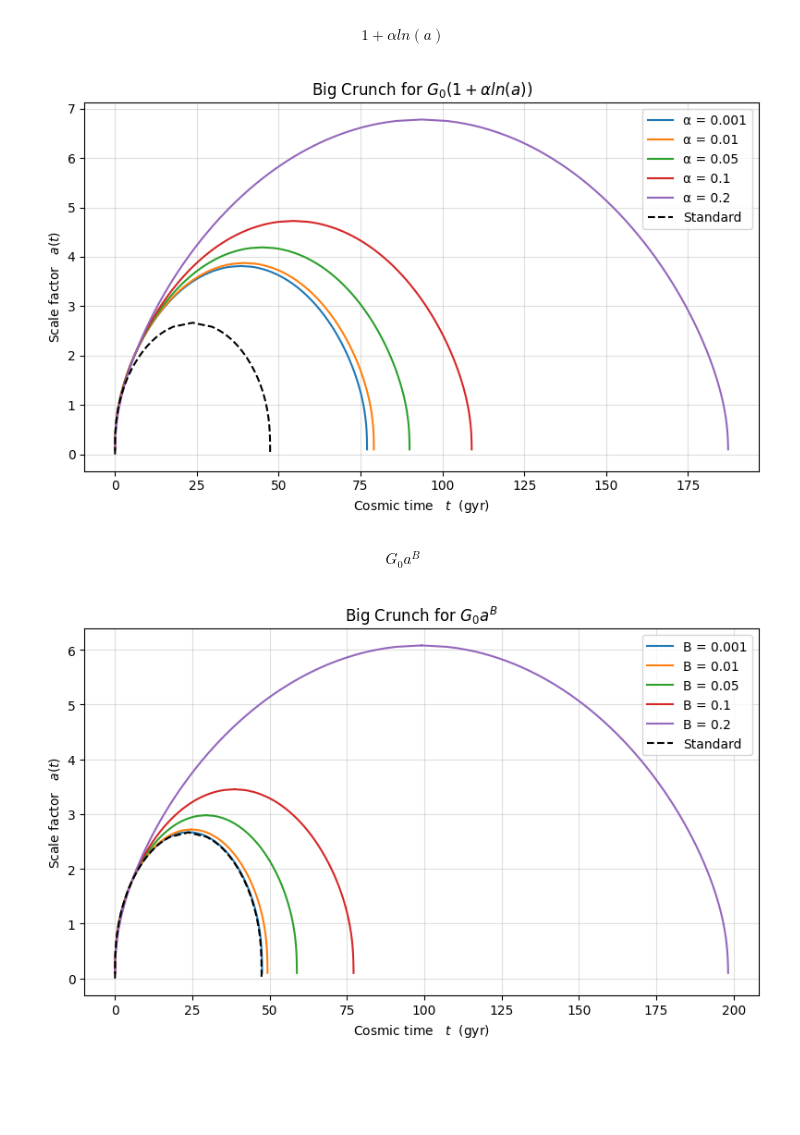
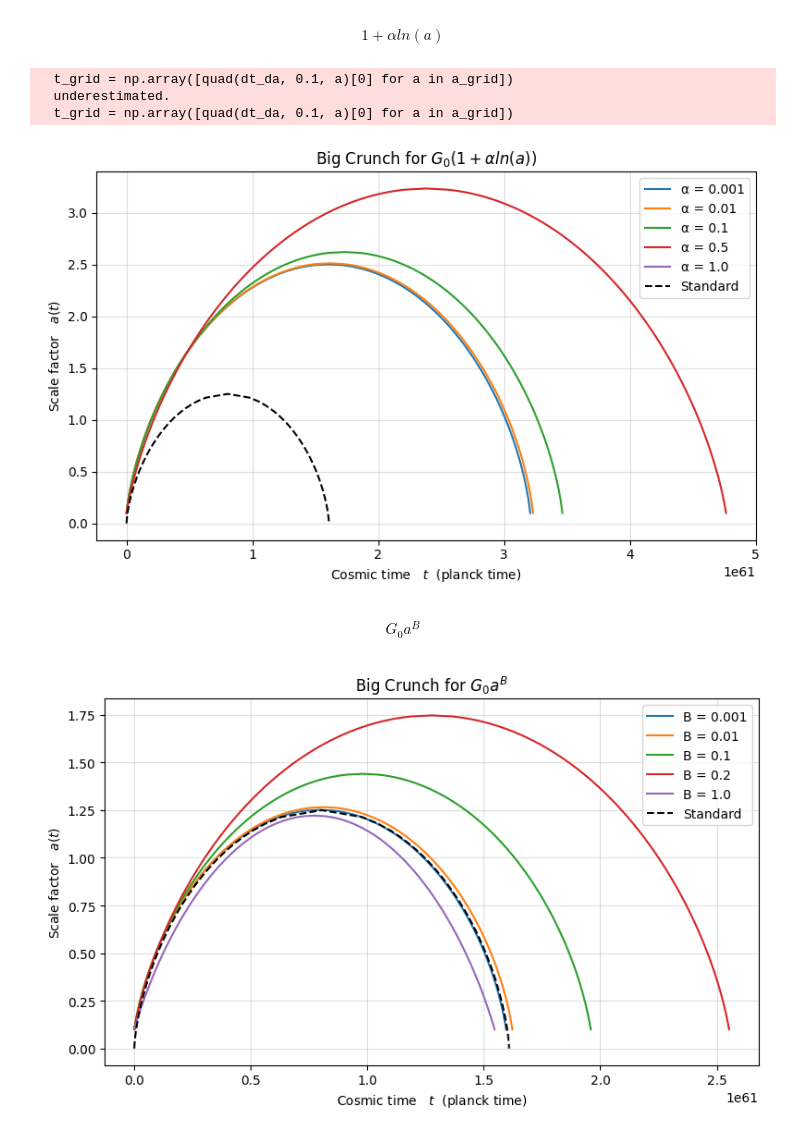
Before and after one commit to RohanBolle/BigCrunch, a Jupyter notebook: Final_Big_Crunch.ipynb, the cells around one changed output. Cells and saved outputs as stored; diff of their text form; code cells hidden in the pictures; blank space fills up the shorter version.

```diff
--- a/Final_Big_Crunch.ipynb
+++ b/Final_Big_Crunch.ipynb
@@ -176,7 +178,7 @@ crunch_results_pos.append((t1_full*14, a1_full))
 # %%
 omega_0 = 5.0
 Omega_k = 1.0 - omega_0
-alpha_values = [0.001, 0.01, 0.05, 0.1, 0.2, 0.5, 1.0]
+alpha_values = [0.001, 0.01, 0.1, 0.5, 1.0]
 crunch_results_pos = []
 
 
@@ -231,12 +233,17 @@ for alpha in alpha_values:
 
         crunch_results_pos.append((alpha, t_full*14, a_full))
 
+seconds_per_gyr = 3.154e16
+t_planck = 5.39e-44
+conversion_factor = seconds_per_gyr / t_planck  # Gyr to Planck time
+
 # Plot corrected cosmic time
 plt.figure(figsize=(8, 5))
 for alpha, t_vals, a_vals in crunch_results_pos:
-    plt.plot(t_vals, a_vals, label=f"α = {alpha}")
-plt.plot(t1_full_gyr, a1_full, 'k--', label="Standard")
-plt.xlabel(r"Cosmic time   $t$  (gyr)")
+    t_vals_planck = t_vals * conversion_factor
+    plt.plot(t_vals_planck, a_vals, label=f"α = {alpha}")
+plt.plot(t1_full_gyr * conversion_factor, a1_full, 'k--', label="Standard")
+plt.xlabel(r"Cosmic time   $t$  (planck time)")
 plt.ylabel(r"Scale factor   $a(t)$")
 plt.title("Big Crunch for $G_{0}(1+\\alpha ln(a))$")
 plt.legend()
@@ -244,7 +251,10 @@ plt.grid(True, alpha=0.4)
 plt.tight_layout()
 plt.show()
 # %% [output]
+  t_grid = np.array([quad(dt_da, 0.1, a)[0] for a in a_grid])
+  underestimated.
+  t_grid = np.array([quad(dt_da, 0.1, a)[0] for a in a_grid])
-[figure, old version]
+[figure, new version]
 # %% [markdown]
 \begin{equation} G_{0}a^{B} \end{equation}
 # %%
@@ -269,7 +279,7 @@ def func1_2(r, B):
 
 # -----------------------------x---------------------------------
 
-B_values = [0.001, 0.01, 0.05, 0.1, 0.2, 1.0]
+B_values = [0.001, 0.01, 0.1, 0.2, 1.0]
 omega_0 = 5.0
 Omega_k = 1.0 - omega_0
 crunch_results_pos = []
@@ -286,35 +296,40 @@ for B in B_values:
     e2_vals = np.array([E2(a) for a in a_vals])
     sign_changes = np.where(np.diff(np.signbit(e2_vals)))[0]
 
     if len(sign_changes) > 0:
         idx = sign_changes[0]
         bracket = [a_vals[idx], a_vals[idx + 1]]
         result = root_scalar(lambda x: E2(x), bracket=bracket, method='brentq')
         a_max = result.root
 
         def dt_da(a): return 1.0 / (a * np.sqrt(E2(a)))
 
         # Integrate time from early a ~ 1e-5 instead of a = 1
         t_half, _ = quad(dt_da, 0.1, a_max, epsabs=1e-9, epsrel=1e-9, limit=200)
         a_grid = np.geomspace(0.1, a_max, 1000)
-        t_grid = np.array([quad(dt_da, 1e-5, a)[0] for a in a_grid])
+        t_grid = np.array([quad(dt_da, 0.1, a)[0] for a in a_grid])
         a_full = np.concatenate([a_grid, a_grid[::-1]])
         t_full = np.concatenate([t_grid, t_half + (t_half - t_grid[::-1])])
         t_full_gyr = t_full * 14  # Convert to billions of years
 
         crunch_results_pos.append((B, t_full*14, a_full))
 
+seconds_per_gyr = 3.154e16
+t_planck = 5.39e-44
+conversion_factor = seconds_per_gyr / t_planck  # Gyr to Planck time
+
 # Plot corrected cosmic time
 plt.figure(figsize=(8, 5))
 for B, t_vals, a_vals in crunch_results_pos:
-    plt.plot(t_vals, a_vals, label=f"B = {B}")
-plt.plot(t1_full_gyr, a1_full, 'k--', label="Standard")
-plt.xlabel(r"Cosmic time   $t$  (gyr)")
+    t_vals_planck = t_vals * conversion_factor
+    plt.plot(t_vals_planck, a_vals, label=f"B = {B}")
+plt.plot(t1_full_gyr * conversion_factor, a1_full, 'k--', label="Standard")
+plt.xlabel(r"Cosmic time   $t$  (planck time)")
 plt.ylabel(r"Scale factor   $a(t)$")
 plt.title("Big Crunch for $G_{0}a^{B}$")
 plt.legend()
 plt.grid(True, alpha=0.4)
 plt.tight_layout()
 plt.show()
 # %% [output]
-[figure, old version]
+[figure, new version]
```
Also changed, not shown: parts of 1 cell of this notebook.
